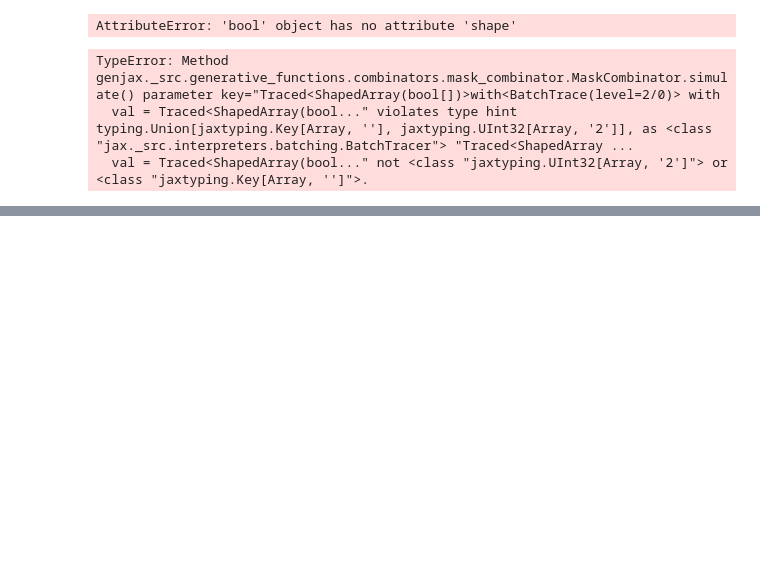
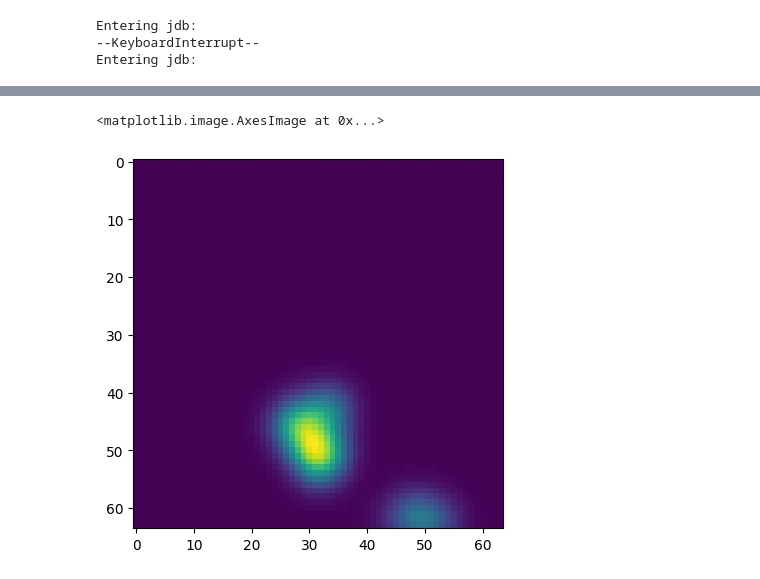
Before and after one commit to yifr/fireflies-mot, a Jupyter notebook: model.ipynb, the cells around one changed output, grey strips where cells are left out. Drawn from its saved outputs; the diff is of its cells as text; code cells hidden in the pictures; blank space fills up the shorter version.

Commit message:
working generative model in genjax

```diff
--- a/model.ipynb
+++ b/model.ipynb
@@ -81,6 +48,0 @@ def initialize_fireflies(scene_size_arr, max_fireflies_arr):
-# %%
-key, subkeys = jax.random.split(jax.random.PRNGKey(0), 2)
-tr = sample_firefly_init_masked_map.simulate(key, ([True, False], jnp.arange(10),))
-tr.get_sample()
-# %% [output]
-AttributeError: 'bool' object has no attribute 'shape'
@@ -87,9 +157,19 @@ AttributeError: 'bool' object has no attribute 'shape'
 # %%
 key = jax.random.PRNGKey(0)
-max_fireflies = jnp.arange(1, 5)
-scene_size = jnp.arange(1, 65)
-initialize_fireflies.simulate(key, (scene_size, max_fireflies,))
+key, subkey = jax.random.split(key)
+fireflies = jnp.arange(1, 5)
+scene_size = genjax.Pytree.const(64)
+steps = jnp.arange(10)
+
+multi_model_jit = jax.jit(multifirefly_model.simulate)
+tr = multi_model_jit(subkey, (scene_size, fireflies,))
+
+key, subkey = jax.random.split(key)
+tr = multi_model_jit(subkey, (scene_size, fireflies,))
 # %% [output]
-TypeError: Method genjax._src.generative_functions.combinators.mask_combinator.MaskCombinator.simulate() parameter key="Traced<ShapedArray(bool[])>with<BatchTrace(level=2/0)> with
-  val = Traced<ShapedArray(bool..." violates type hint typing.Union[jaxtyping.Key[Array, ''], jaxtyping.UInt32[Array, '2']], as <class "jax._src.interpreters.batching.BatchTracer"> "Traced<ShapedArray ...
-  val = Traced<ShapedArray(bool..." not <class "jaxtyping.UInt32[Array, '2']"> or <class "jaxtyping.Key[Array, '']">.
+Entering jdb:
+--KeyboardInterrupt--
+Entering jdb:
+# %%
+plt.imshow(tr.get_sample()["observations", "obs"].sum(axis=0))
+# %% [output]
@@ -95,0 +177,2 @@ TypeError: Method genjax._src.generative_functions.combinators.mask_combinator.M
+<matplotlib.image.AxesImage at 0x...>
+[figure, added]
```
Also changed, not shown: parts of 10 cells of this notebook, 2 other files.
